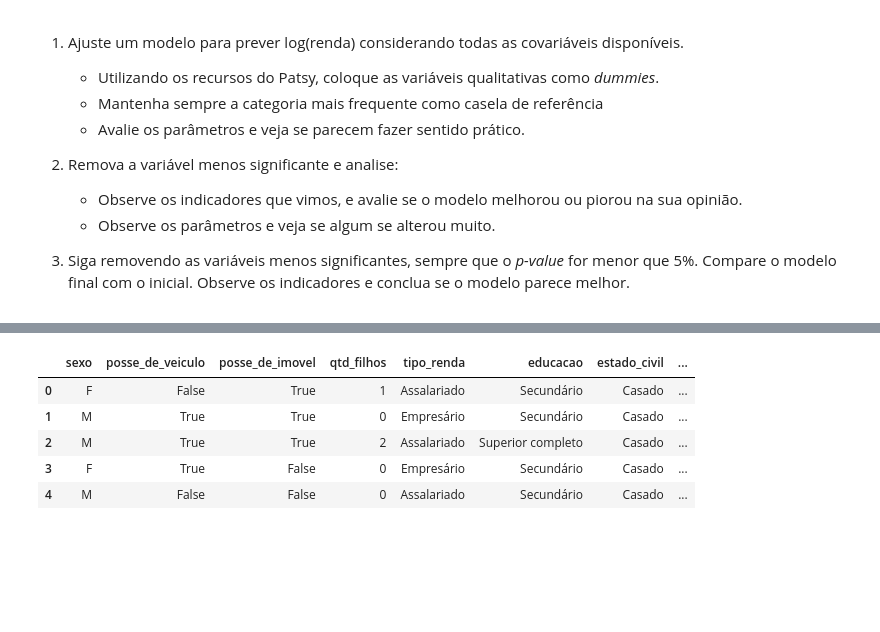
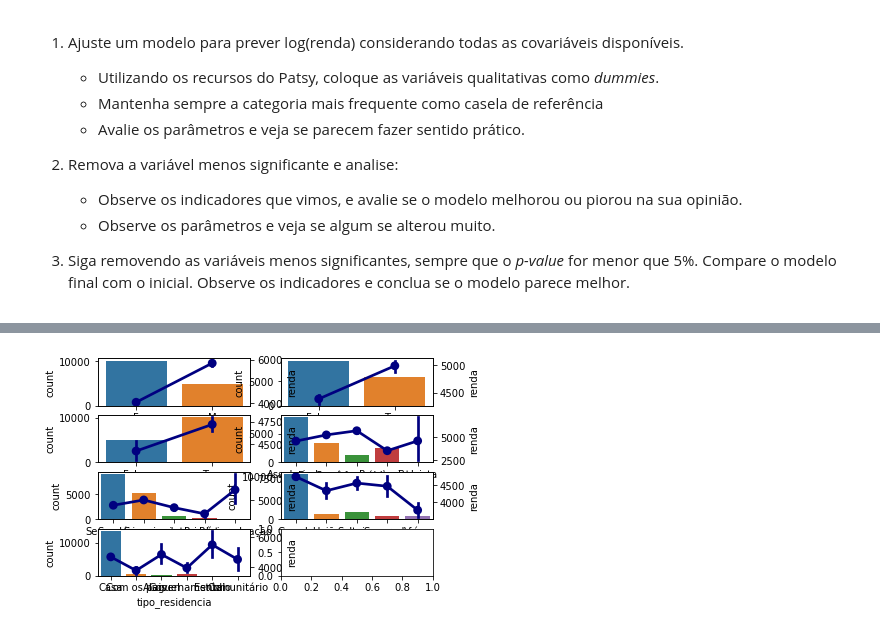
Before and after one commit to lgrdcmt/ebac_exercicios, a Jupyter notebook: Mod13 - Exerc01.ipynb, the cells around one changed output, grey strips where cells are left out. Drawn from its saved outputs; the diff is of its cells as text; code cells hidden in the pictures; blank space fills up the shorter version.

```diff
--- a/Mod13 - Exerc01.ipynb
+++ b/Mod13 - Exerc01.ipynb
@@ -72,4 +72,6 @@ memory usage: 1.5+ MB
 
 3. Siga removendo as variáveis menos significantes, sempre que o *p-value* for menor que 5%. Compare o modelo final com o inicial. Observe os indicadores e conclua se o modelo parece melhor.
 # %%
-df.drop(['Unnamed: 0', 'data_ref', 'index'], axis = 1, inplace = True)
+df.drop(['Unnamed: 0', 'data_ref', 'index', 'mau'], axis = 1, inplace = True)
+
+df.head()
@@ -76,9 +85,44 @@ df.drop(['Unnamed: 0', 'data_ref', 'index'], axis = 1, inplace = True)
-# %%
-df.head()
-# %% [output]
-|  | sexo | posse_de_veiculo | posse_de_imovel | qtd_filhos | tipo_renda | educacao | estado_civil | ... |
-| 0 | F | False | True | 1 | Assalariado | Secundário | Casado | ... |
-| 1 | M | True | True | 0 | Empresário | Secundário | Casado | ... |
-| 2 | M | True | True | 2 | Assalariado | Superior completo | Casado | ... |
-| 3 | F | True | False | 0 | Empresário | Secundário | Casado | ... |
-| 4 | M | False | False | 0 | Assalariado | Secundário | Casado | ... |
+# %%
+# 1.
+
+plt.rc('figure', figsize=(15, 15))
+
+fig, axes = plt.subplots(4, 2)
+
+ax1 = axes[0,0]
+ax2 = axes[0,1]
+ax3 = axes[1,0]
+ax4 = axes[1,1]
+ax5 = axes[2,0]
+ax6 = axes[2,1]
+ax7 = axes[3,0]
+
+sns.countplot(x = 'sexo', data = df, ax = ax1)
+ax1b = ax1.twinx()
+ax1b = sns.pointplot(x="sexo", y="renda", data=df, dodge=True, ci = 90, color = 'navy')
+
+sns.countplot(x = 'posse_de_veiculo', data = df, ax = ax2)
+ax2b = ax2.twinx()
+ax2b = sns.pointplot(x="posse_de_veiculo", y="renda", data=df, dodge=True, ci = 90, color = 'navy')
+
+sns.countplot(x = 'posse_de_imovel', data = df, ax = ax3)
+ax3b = ax3.twinx()
+ax3b = sns.pointplot(x="posse_de_imovel", y="renda", data=df, dodge=True, ci = 90, color = 'navy')
+
+sns.countplot(x = 'tipo_renda', data = df, ax = ax4)
+ax4b = ax4.twinx()
+ax4b = sns.pointplot(x="tipo_renda", y="renda", data=df, dodge=True, ci = 90, color = 'navy')
+
+sns.countplot(x = 'educacao', data = df, ax = ax5)
+ax5b = ax5.twinx()
+ax5b = sns.pointplot(x="educacao", y="renda", data=df, dodge=True, ci = 90, color = 'navy')
+
+sns.countplot(x = 'estado_civil', data = df, ax = ax6)
+ax6b = ax6.twinx()
+ax6b = sns.pointplot(x="estado_civil", y="renda", data=df, dodge=True, ci = 90, color = 'navy')
+
+sns.countplot(x = 'tipo_residencia', data = df, ax = ax7)
+ax7b = ax7.twinx()
+ax7b = sns.pointplot(x="tipo_residencia", y="renda", data=df, dodge=True, ci = 90, color = 'navy')
+# %% [output]
+[figure, added]
```
Also changed, not shown: parts of 10 cells of this notebook.
